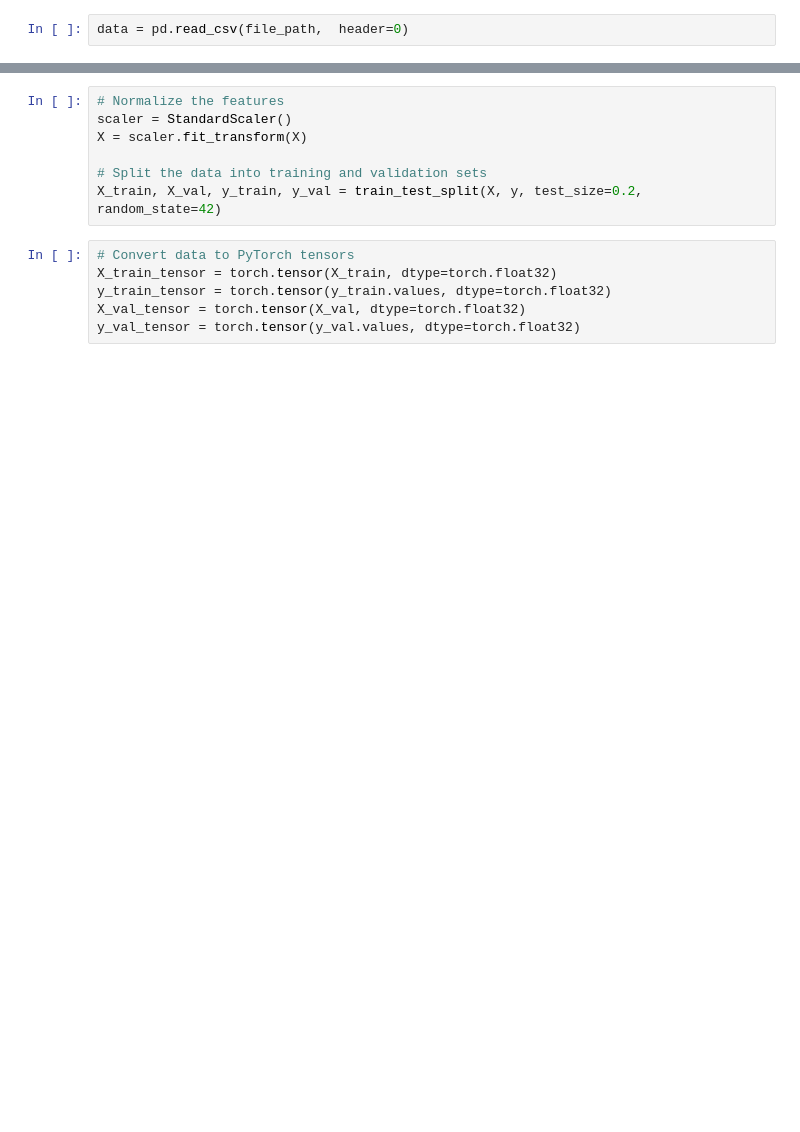
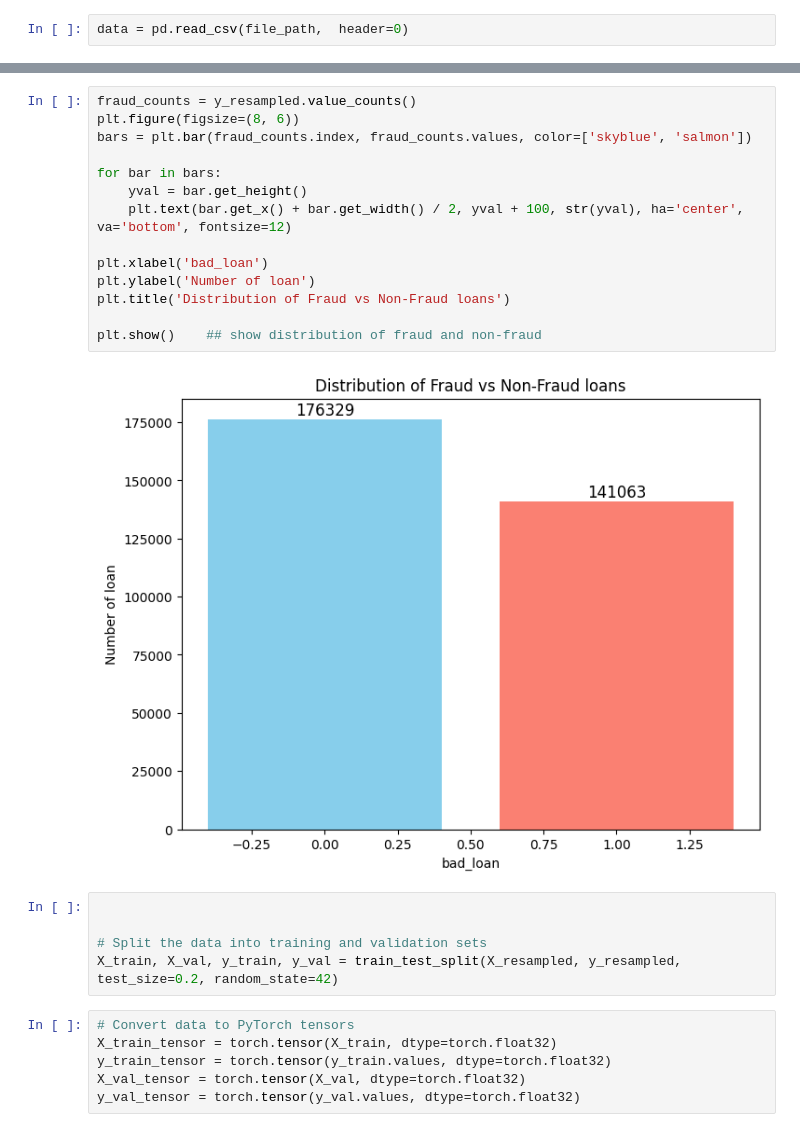
Before and after one commit to LvSophia/bad_loan_detection, a Jupyter notebook: model_training.ipynb, the cells around one changed output, grey strips where cells are left out. Cells and saved outputs as stored; diff of their text form; blank space fills up the shorter version.

Commit message:
optimization and training

```diff
--- a/model_training.ipynb
+++ b/model_training.ipynb
@@ -40,10 +65,24 @@ X = data.drop(columns=['bad_flag'])
+# %%
+fraud_counts = y_resampled.value_counts()
+plt.figure(figsize=(8, 6))
+bars = plt.bar(fraud_counts.index, fraud_counts.values, color=['skyblue', 'salmon'])
+
+for bar in bars:
+    yval = bar.get_height()
+    plt.text(bar.get_x() + bar.get_width() / 2, yval + 100, str(yval), ha='center', va='bottom', fontsize=12)
+
+plt.xlabel('bad_loan')
+plt.ylabel('Number of loan')
+plt.title('Distribution of Fraud vs Non-Fraud loans')
+
+plt.show()    ## show distribution of fraud and non-fraud
+# %% [output]
+[figure, added]
 # %%
-# Normalize the features
-scaler = StandardScaler()
-X = scaler.fit_transform(X)
+
 
 # Split the data into training and validation sets
-X_train, X_val, y_train, y_val = train_test_split(X, y, test_size=0.2, random_state=42)
+X_train, X_val, y_train, y_val = train_test_split(X_resampled, y_resampled, test_size=0.2, random_state=42)
 # %%
 # Convert data to PyTorch tensors
 X_train_tensor = torch.tensor(X_train, dtype=torch.float32)
```
Also changed, not shown: parts of 13 cells of this notebook.
